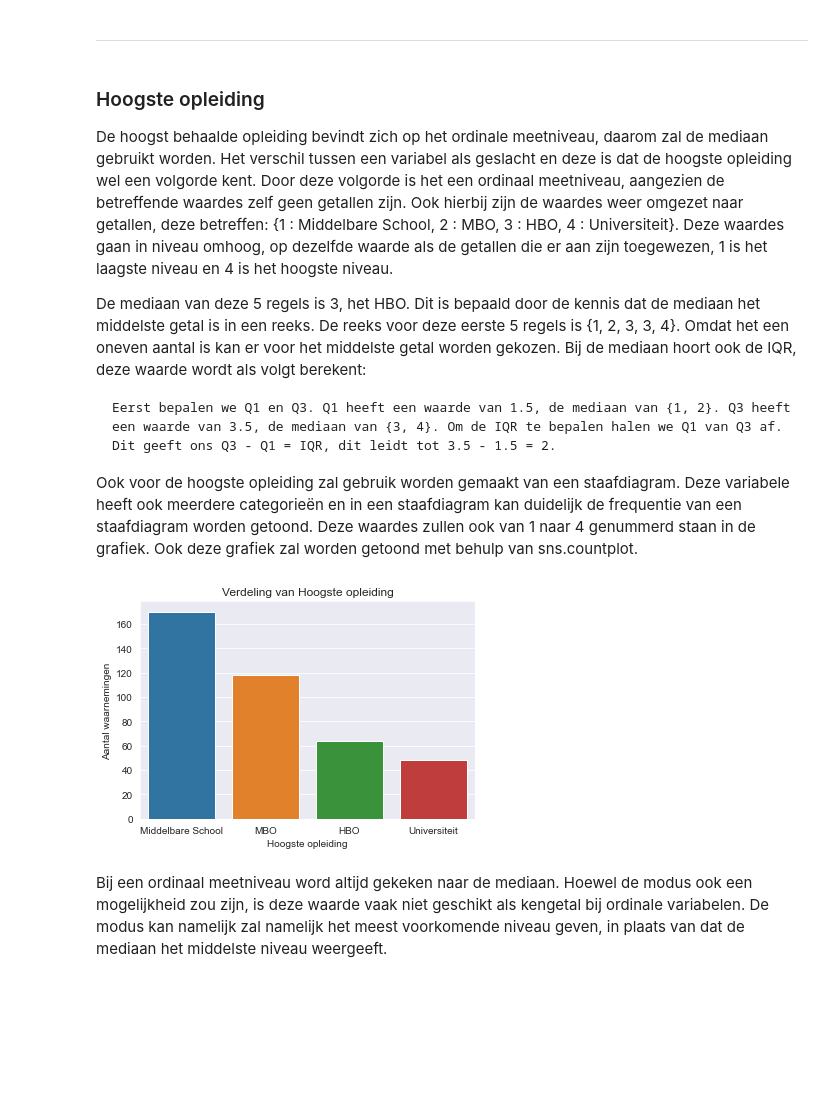
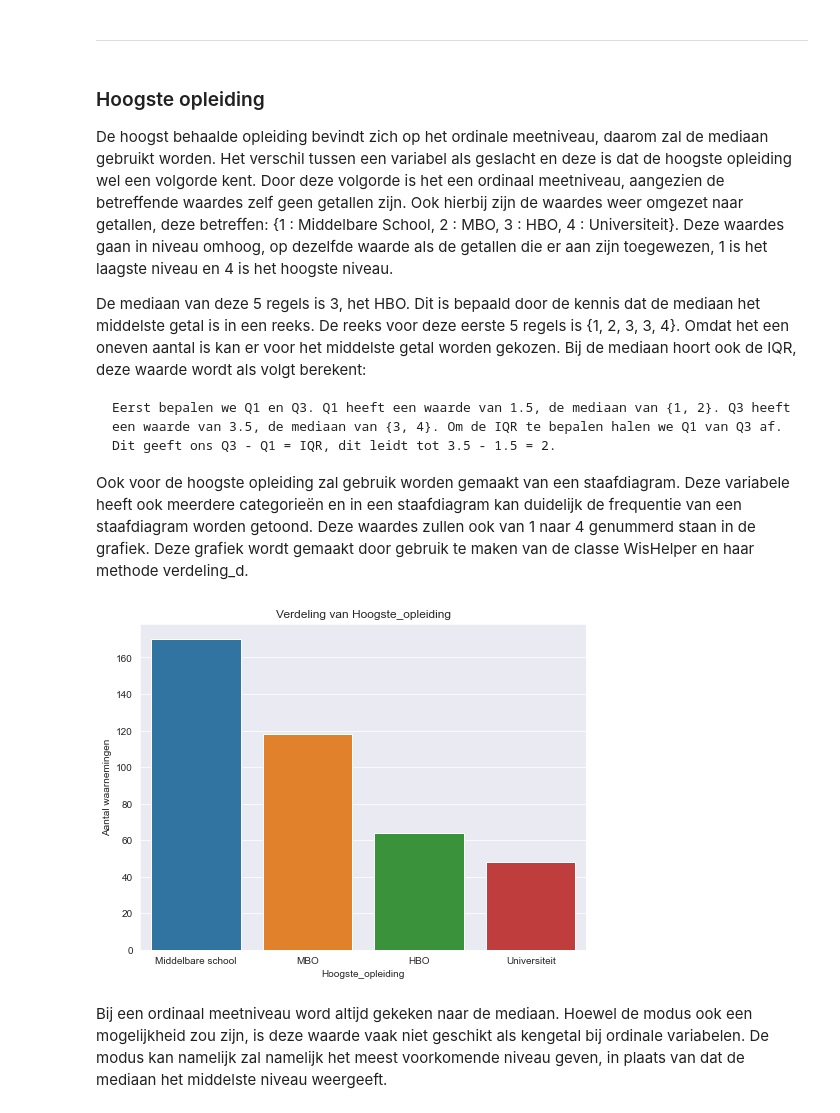
Before and after one commit to BJHeemskerk/WisPort11, a Jupyter notebook: WiskundeII_Portfolio.ipynb, the cells around one changed output. Saved outputs shown, nothing was run; the diff lists cells and outputs as text; code cells hidden in the pictures; blank space fills up the shorter version.

````diff
--- a/WiskundeII_Portfolio.ipynb
+++ b/WiskundeII_Portfolio.ipynb
@@ -160,16 +366,15 @@ De mediaan van deze 5 regels is 3, het HBO. Dit is bepaald door de kennis dat de
 Eerst bepalen we Q1 en Q3. Q1 heeft een waarde van 1.5, de mediaan van {1, 2}. Q3 heeft een waarde van 3.5, de mediaan van {3, 4}. Om de IQR te bepalen halen we Q1 van Q3 af. Dit geeft ons Q3 - Q1 = IQR, dit leidt tot 3.5 - 1.5 = 2.
 ```
 
-Ook voor de hoogste opleiding zal gebruik worden gemaakt van een staafdiagram. Deze variabele heeft ook meerdere categorieën en in een staafdiagram kan duidelijk de frequentie van een staafdiagram worden getoond. Deze waardes zullen ook van 1 naar 4 genummerd staan in de grafiek. Ook deze grafiek zal worden getoond met behulp van sns.countplot.
+Ook voor de hoogste opleiding zal gebruik worden gemaakt van een staafdiagram. Deze variabele heeft ook meerdere categorieën en in een staafdiagram kan duidelijk de frequentie van een staafdiagram worden getoond. Deze waardes zullen ook van 1 naar 4 genummerd staan in de grafiek. Deze grafiek wordt gemaakt door gebruik te maken van de classe WisHelper en haar methode verdeling_d.
 # %%
-sns.countplot(data=df, x='Hoogste_opleiding')
-plt.xlabel('Hoogste opleiding')
-plt.ylabel('Aantal waarnemingen')
-plt.xticks([0, 1, 2, 3], ['Middelbare School', 'MBO', 'HBO', 'Universiteit'])
-plt.title('Verdeling van Hoogste opleiding')
-plt.show()
+# Maken dictionary voor x_ticks
+ticks_opleiding = {0:'Middelbare school', 1:'MBO', 2:'HBO', 3:'Universiteit'}
+
+# Gebruik van math.verdeling_d
+math.verdeling_d('Hoogste_opleiding', ticks_opleiding)
 # %% [output]
-[figure, old version]
+[figure, new version]
 # %% [markdown]
 Bij een ordinaal meetniveau word altijd gekeken naar de mediaan. Hoewel de modus ook een mogelijkheid zou zijn, is deze waarde vaak niet geschikt als kengetal bij ordinale variabelen. De modus kan namelijk zal namelijk het meest voorkomende niveau geven, in plaats van dat de mediaan het middelste niveau weergeeft.
 # %%
````
Also changed, not shown: parts of 67 cells of this notebook, 1 other file.
